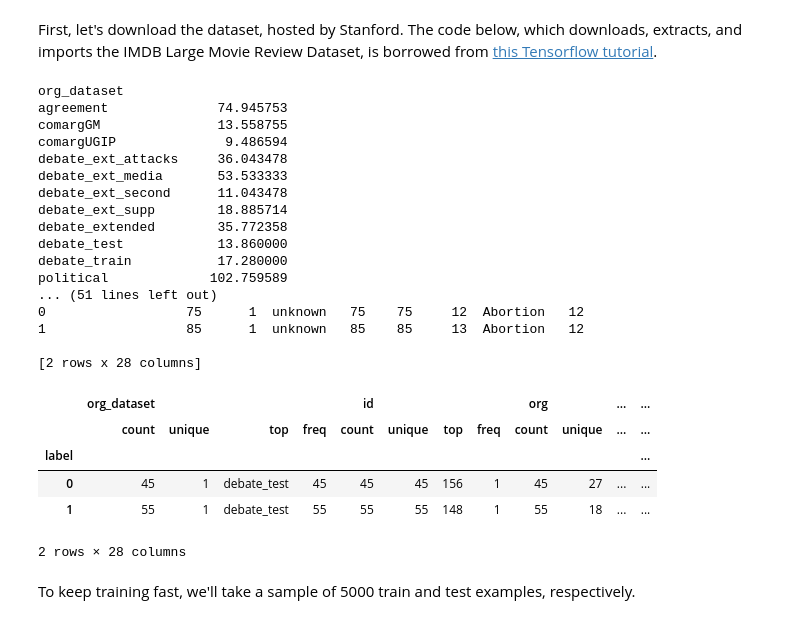
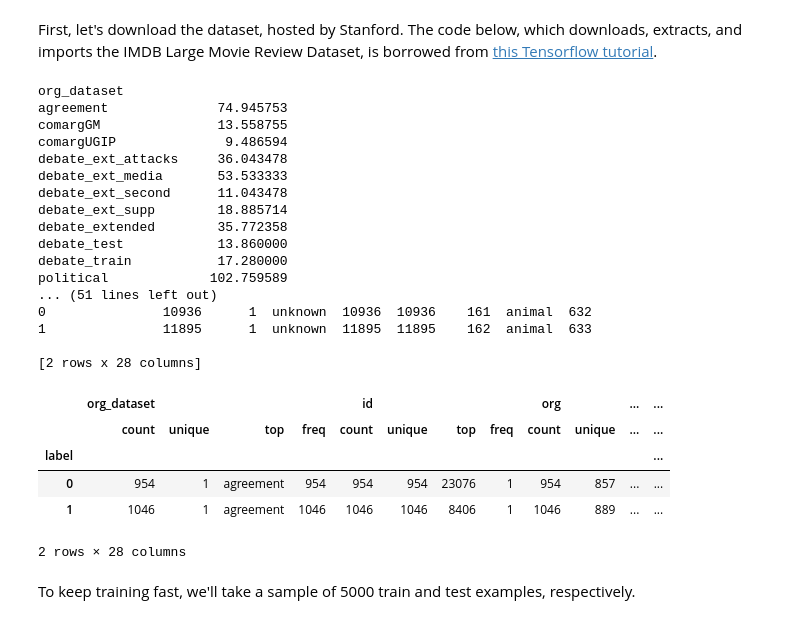
Before and after one commit to JannisBush/code_relation_prediction, a Jupyter notebook: keras-bert/Predicting_Movie_Reviews_with_BERT_on_TF_Hub.ipynb, the cells around one changed output. Saved outputs shown, nothing was run; the diff lists cells and outputs as text; code cells hidden in the pictures.

```diff
--- a/keras-bert/Predicting_Movie_Reviews_with_BERT_on_TF_Hub.ipynb
+++ b/keras-bert/Predicting_Movie_Reviews_with_BERT_on_TF_Hub.ipynb
@@ -120,3 +116,11 @@ use_resp = False
+# %%
+dataset = 'agreement'
+use_org = False
+use_resp = True
+convert_dict = {"agreement": 0, "disagreement": 1, "unrelated": 2}
+#convert_dict = {"attack": 1, "support": 0, "unrelated": 2}
+#convert_dict = {"attack": 0, "support": 1, "unrelated": 2}
+#convert_dict = {"attack": 0, "support": 0, "unrelated": 1}
 # %%
 #train, test = download_and_load_datasets()
 def load_local_data(filename, data='node'):
@@ -144,8 +148,8 @@ def load_local_data(filename, data='node'):
     elif data == 'agreement':
         dataset = df.loc[df['org_dataset'].isin(['agreement'])]
         dataset = dataset.sample(frac=1).dropna()
-        data_train = dataset.iloc[:-1000]
-        data_val = dataset.iloc[-1000:]
+        data_train = dataset.iloc[:-2000]
+        data_val = dataset.iloc[-2000:]
     else:
         print('Invalid dataset')
         sys.exit(-1)
@@ -153,41 +157,37 @@ def load_local_data(filename, data='node'):
 
 # Load local data
 train_df, test_df = load_local_data('../complete_data.tsv', dataset)
 print(train_df.head())
 
 # Create datasets (Only take up to max_seq_length words for memory)
-#convert_dict = {"agreement": 0, "disagreement": 1, "unrelated": 2}
-#convert_dict = {"attack": 1, "support": 0, "unrelated": 2}
-convert_dict = {"attack": 0, "support": 1, "unrelated": 2}
-#convert_dict = {"attack": 0, "support": 0, "unrelated": 1}
 
 train_df = train_df.replace({'label': convert_dict})
 test_df = test_df.replace({'label': convert_dict})
 print(train_df.groupby('label').describe())
 test_df.groupby('label').describe()
 # %% [output]
 org_dataset
 agreement              74.945753
 comargGM               13.558755
 comargUGIP              9.486594
 debate_ext_attacks     36.043478
 debate_ext_media       53.533333
 debate_ext_second      11.043478
 debate_ext_supp        18.885714
 debate_extended        35.772358
 debate_test            13.860000
 debate_train           17.280000
 political             102.759589
 ... (51 lines left out)
-0                  75      1  unknown   75    75     12  Abortion   12
-1                  85      1  unknown   85    85     13  Abortion   12
+0               10936      1  unknown  10936  10936    161  animal  632
+1               11895      1  unknown  11895  11895    162  animal  633
 
 [2 rows x 28 columns]
 |  | org_dataset |  |  |  | id |  |  |  | org |  | ... | ... |
 |  | count | unique | top | freq | count | unique | top | freq | count | unique | ... | ... |
 | label |  |  |  |  |  |  |  |  |  |  |  | ... |
-| 0 | 45 | 1 | debate_test | 45 | 45 | 45 | 156 | 1 | 45 | 27 | ... | ... |
-| 1 | 55 | 1 | debate_test | 55 | 55 | 55 | 148 | 1 | 55 | 18 | ... | ... |
+| 0 | 954 | 1 | agreement | 954 | 954 | 954 | 23076 | 1 | 954 | 857 | ... | ... |
+| 1 | 1046 | 1 | agreement | 1046 | 1046 | 1046 | 8406 | 1 | 1046 | 889 | ... | ... |
 2 rows × 28 columns
 # %% [markdown]
 To keep training fast, we'll take a sample of 5000 train and test examples, respectively.
```
Also changed, not shown: parts of 9 cells of this notebook.
